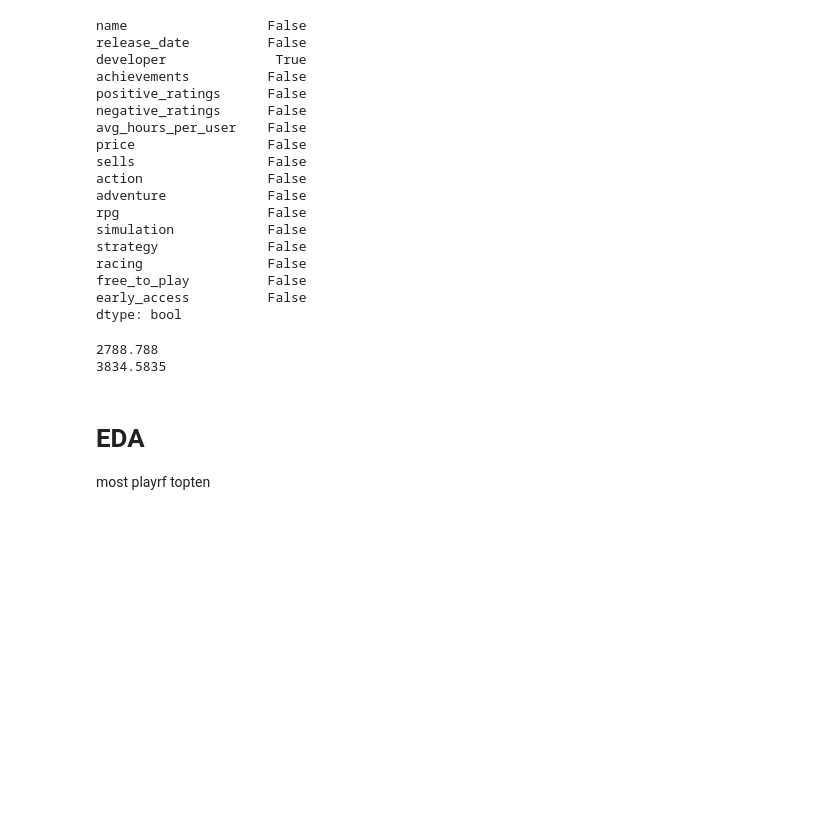
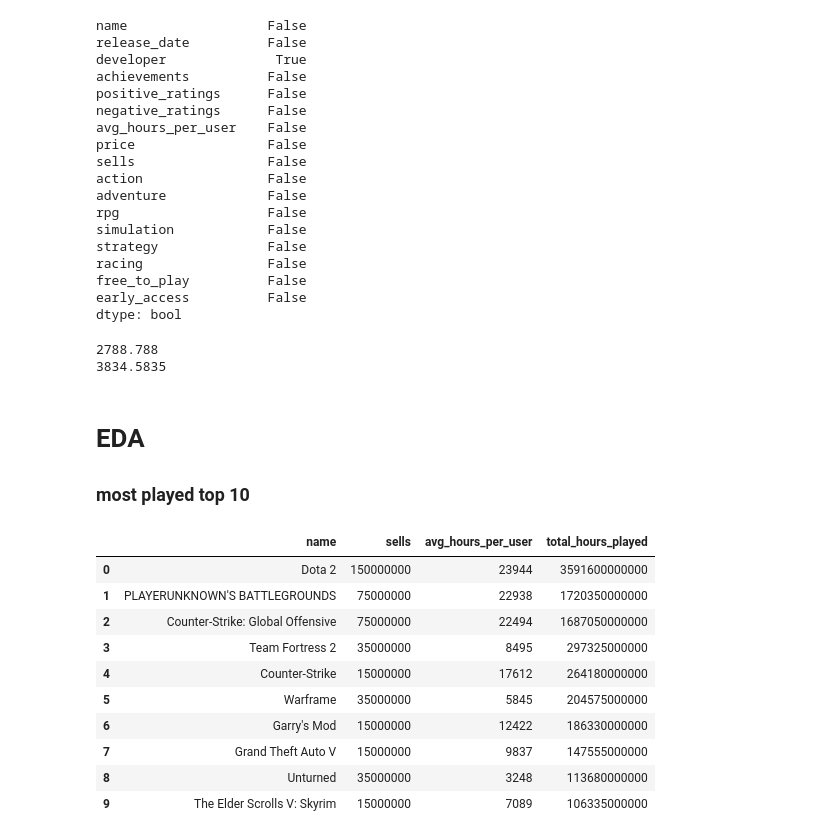
Before and after one commit to AlTesla/Reflex-Portfolio, a Jupyter notebook: notebooks/steam_eda.ipynb, the cells around one changed output. Cells and saved outputs as stored; diff of their text form; code cells hidden in the pictures; blank space fills up the shorter version.

Commit message:
steam eda updated

```diff
--- a/notebooks/steam_eda.ipynb
+++ b/notebooks/steam_eda.ipynb
@@ -145,4 +145,29 @@ print(TMB * 1.375)
 3834.5835
 # %% [markdown]
 # EDA
-most playrf topten
+### most played top 10
+# %%
+top_played_df = steam_frame[['name', 'sells', 'avg_hours_per_user']].copy()
+# %%
+top_played_df['total_hours_played'] = top_played_df['sells'] * \
+    top_played_df['avg_hours_per_user']
+# %%
+top_played_df.sort_values(by='total_hours_played',
+                          ascending=False, inplace=True)
+# %%
+top_ten_df = top_played_df.head(10).copy().reset_index(drop=True)
+# %%
+
+top_ten_df
+# %% [output]
+|  | name | sells | avg_hours_per_user | total_hours_played |
+| 0 | Dota 2 | 150000000 | 23944 | 3591600000000 |
+| 1 | PLAYERUNKNOWN'S BATTLEGROUNDS | 75000000 | 22938 | 1720350000000 |
+| 2 | Counter-Strike: Global Offensive | 75000000 | 22494 | 1687050000000 |
+| 3 | Team Fortress 2 | 35000000 | 8495 | 297325000000 |
+| 4 | Counter-Strike | 15000000 | 17612 | 264180000000 |
+| 5 | Warframe | 35000000 | 5845 | 204575000000 |
+| 6 | Garry's Mod | 15000000 | 12422 | 186330000000 |
+| 7 | Grand Theft Auto V | 15000000 | 9837 | 147555000000 |
+| 8 | Unturned | 35000000 | 3248 | 113680000000 |
+| 9 | The Elder Scrolls V: Skyrim | 15000000 | 7089 | 106335000000 |
```
Also changed, not shown: parts of 3 cells of this notebook.
